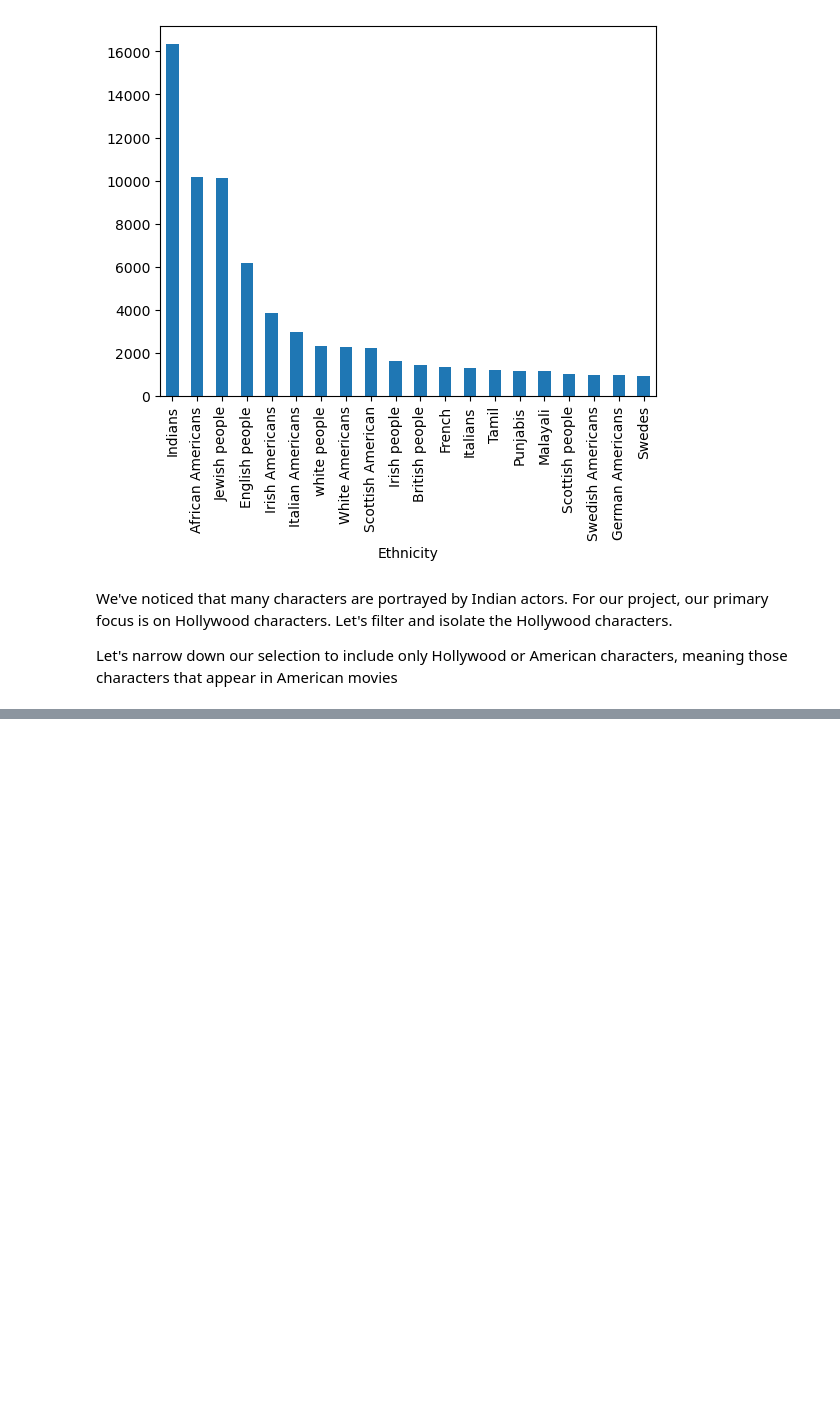
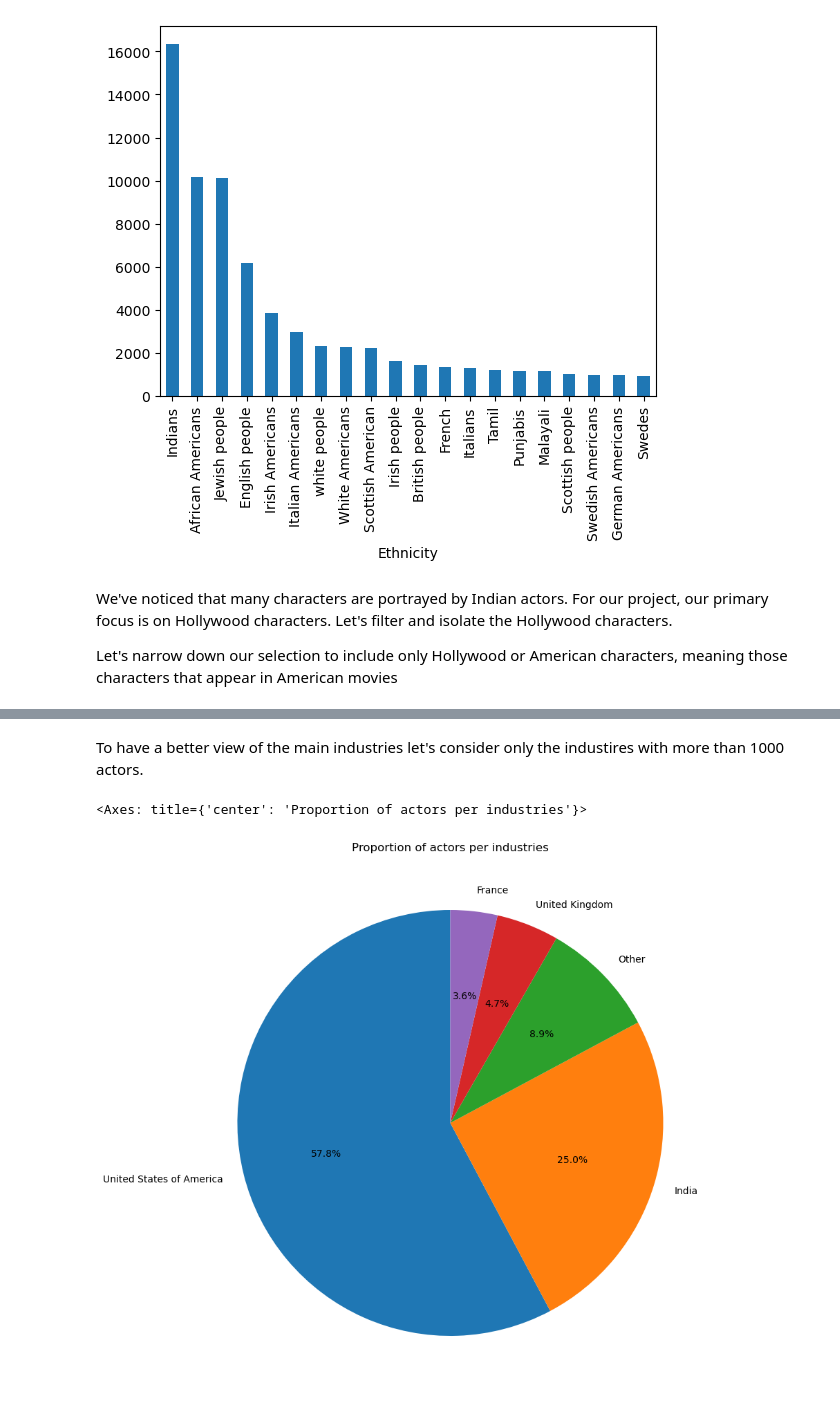
Before and after one commit to epfl-ada/ada-2023-project-draco, a Jupyter notebook: Milstone_project2.ipynb, the cells around one changed output, grey strips where cells are left out. Drawn from its saved outputs; the diff is of its cells as text; code cells hidden in the pictures; blank space fills up the shorter version.

Commit message:
plot of the proportion of actors per industries

```diff
--- a/Milstone_project2.ipynb
+++ b/Milstone_project2.ipynb
@@ -110,0 +113,6 @@ characters_holywood = characters_movies[characters_movies["Movie countries"].app
+# %%
+characters_movies_main_country = characters_movies[characters_movies["Movie countries"] != "NaN"].copy()
+characters_movies_main_country["Movie countries"] = characters_movies_main_country["Movie countries"].apply(lambda x: x[0])
+# %%
+nb_actors_per_industries = characters_movies_main_country.groupby(['Movie countries']).count()['Freebase actor ID'].sort_values(ascending=False)
+nb_actors_per_industries.head(10)
@@ -110,0 +132,10 @@ characters_holywood = characters_movies[characters_movies["Movie countries"].app
+# %% [markdown]
+To have a better view of the main industries let's consider only the industires with more than 1000 actors.
+# %%
+nb_actors_per_industries['Other'] = nb_actors_per_industries[nb_actors_per_industries < 1000].sum()
+nb_actors_per_industries = nb_actors_per_industries[nb_actors_per_industries > 1000].sort_values(ascending=False)
+# %%
+nb_actors_per_industries.plot.pie(figsize=(10, 10), autopct='%1.1f%%', startangle=90, title='Proportion of actors per industries', label='')
+# %% [output]
+<Axes: title={'center': 'Proportion of actors per industries'}>
+[figure, added]
```
Also changed, not shown: parts of 2 cells of this notebook.
